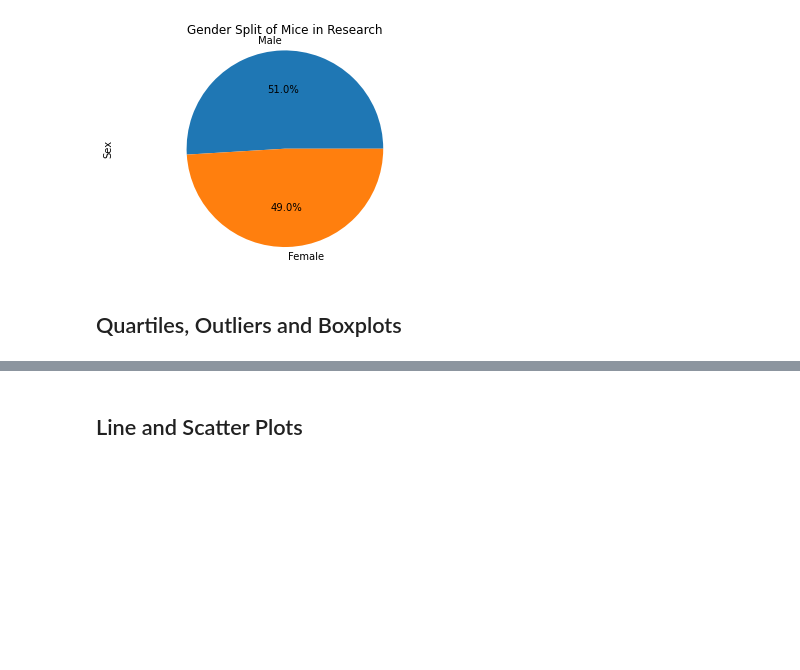
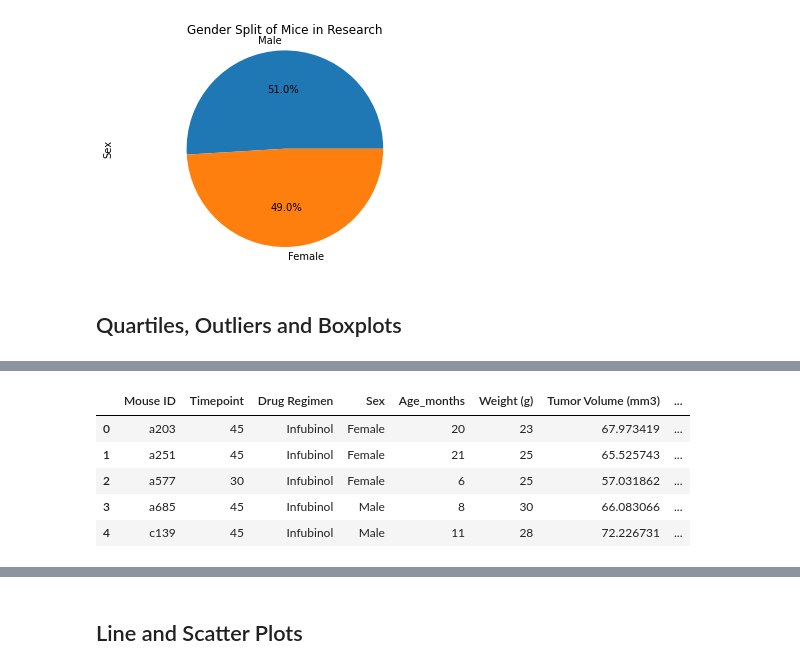
Before and after one commit to TheEvilSombrero/Module-5-Challenge, a Jupyter notebook: pymaceuticals_starter-Copy1.ipynb, the cells around one changed output, grey strips where cells are left out. Saved outputs shown, nothing was run; the diff lists cells and outputs as text; code cells hidden in the pictures; blank space fills up the shorter version.

```diff
--- a/pymaceuticals_starter-Copy1.ipynb
+++ b/pymaceuticals_starter-Copy1.ipynb
@@ -224,0 +234,21 @@ part3
+# %%
+# Calculate the final tumor volume of each mouse across four of the treatment regimens:
+# Capomulin, Ramicane, Infubinol, and Ceftamin
+
+# Start by getting the last (greatest) timepoint for each mouse
+# Infubinol
+infu = clean_mouse_df.loc[clean_mouse_df["Drug Regimen"] == "Infubinol", :]
+last_infu = infu.groupby("Mouse ID").max()["Timepoint"]
+last_infu_df = pd.DataFrame(last_infu)
+last_infu_df
+
+# Merge this group df with the original DataFrame to get the tumor volume at the last timepoint
+last_infu_merge = pd.merge(last_infu_df, clean_mouse_df, on=("Mouse ID", "Timepoint"), how="outer")
+last_infu_merge.head()
+# %% [output]
+|  | Mouse ID | Timepoint | Drug Regimen | Sex | Age_months | Weight (g) | Tumor Volume (mm3) | ... |
+| 0 | a203 | 45 | Infubinol | Female | 20 | 23 | 67.973419 | ... |
+| 1 | a251 | 45 | Infubinol | Female | 21 | 25 | 65.525743 | ... |
+| 2 | a577 | 30 | Infubinol | Female | 6 | 25 | 57.031862 | ... |
+| 3 | a685 | 45 | Infubinol | Male | 8 | 30 | 66.083066 | ... |
+| 4 | c139 | 45 | Infubinol | Male | 11 | 28 | 72.226731 | ... |
```
Also changed, not shown: parts of 9 cells of this notebook.
